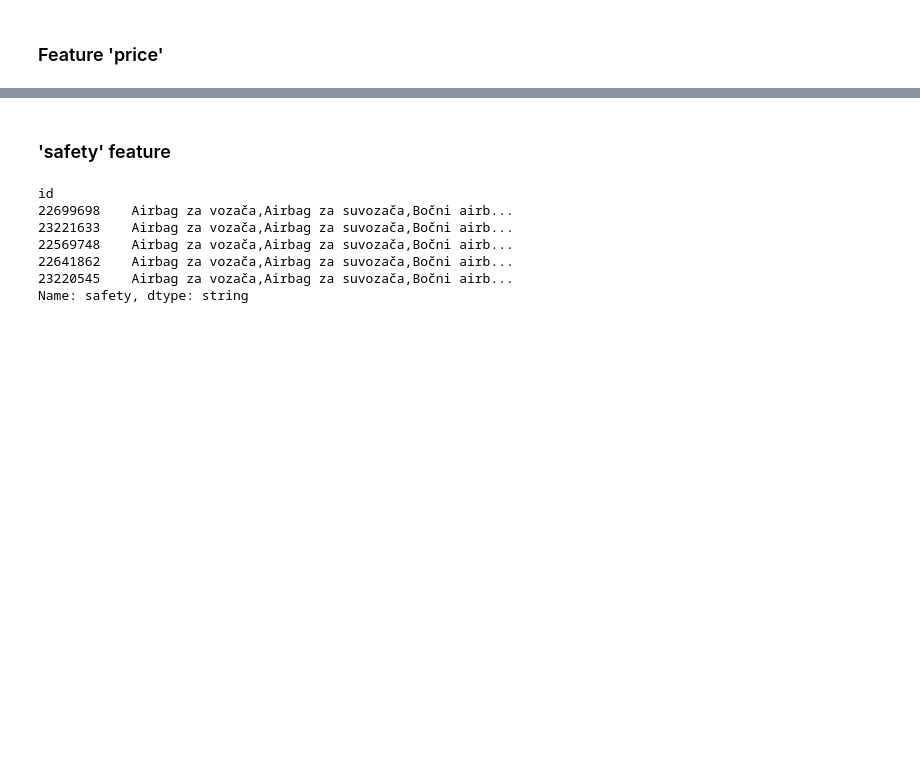
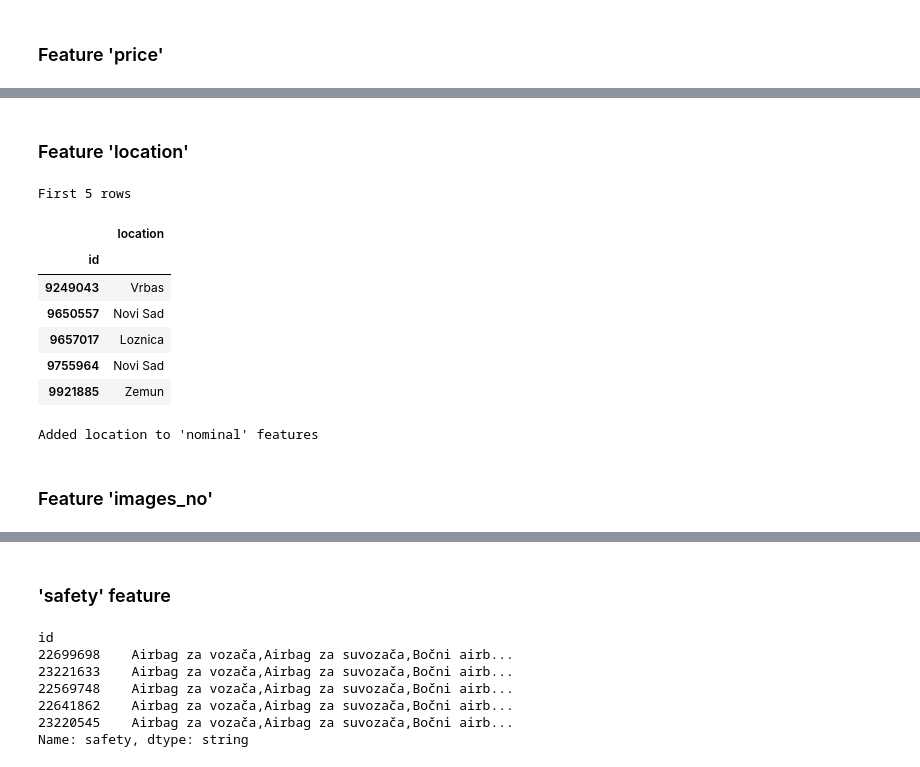
Before and after one commit to aleksa-radojicic/second_hand_car_price_prediction, a Jupyter notebook: notebooks/1_UnivariateAnalysis.ipynb, the cells around one changed output, grey strips where cells are left out. Cells and saved outputs as stored; diff of their text form; code cells hidden in the pictures; blank space fills up the shorter version.

```diff
--- a/notebooks/1_UnivariateAnalysis.ipynb
+++ b/notebooks/1_UnivariateAnalysis.ipynb
@@ -454,0 +341,31 @@ features_info["numerical"].append(current_col)
+# %% [markdown]
+### Feature 'location'
+# %%
+@preprocess_init
+def cf_location_da(
+    df: pd.DataFrame, features_info: FeaturesInfo
+) -> Tuple[pd.DataFrame, FeaturesInfo]:
+    feature_name = da_utils.get_feature_name()
+
+    print("First 5 rows")
+    display(df[[feature_name]].head())
+    print()
+
+    features_info["nominal"].append(feature_name)
+    print(f"Added {feature_name} to 'nominal' features")
+
+    return df, features_info
+# %%
+df, features_info = cf_location_da(df=df, features_info=features_info)
+# %% [output]
+First 5 rows
+|  | location |
+| id |  |
+| 9249043 | Vrbas |
+| 9650557 | Novi Sad |
+| 9657017 | Loznica |
+| 9755964 | Novi Sad |
+| 9921885 | Zemun |
+Added location to 'nominal' features
+# %% [markdown]
+### Feature 'images_no'
```
Also changed, not shown: parts of 39 cells of this notebook, 2 other files.
